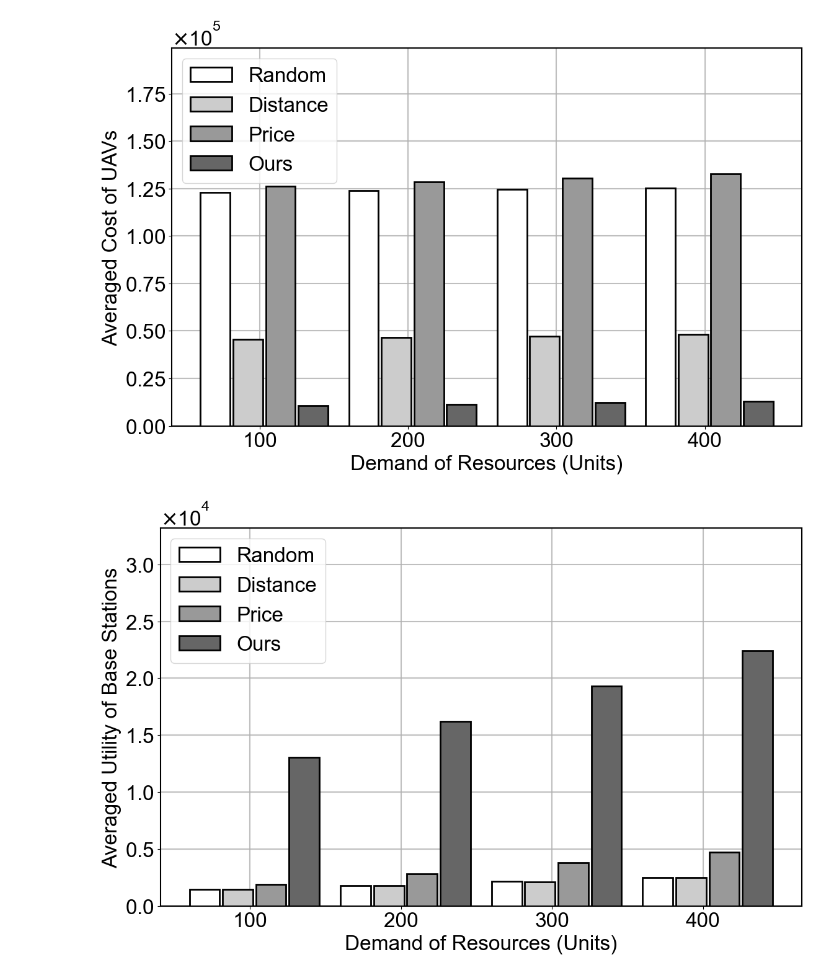
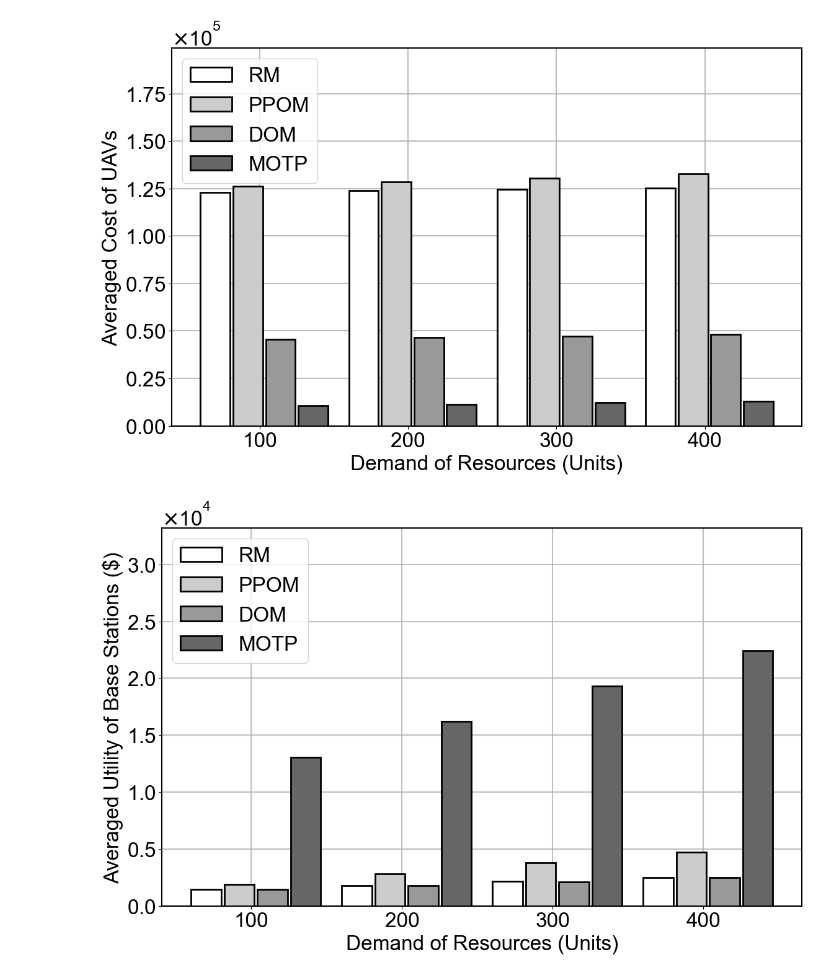
Before and after one commit to withhaotian/power-line-uav-sim, a Jupyter notebook: experiments/resources_demand/draw.ipynb, the cells around one changed output. Drawn from its saved outputs; the diff is of its cells as text; code cells hidden in the pictures.

```diff
--- a/experiments/resources_demand/draw.ipynb
+++ b/experiments/resources_demand/draw.ipynb
@@ -23,42 +23,42 @@ plt.rcParams['font.family'] = 'Arial'
 colors = [str(1 - 0.8 * i/4) for i in range(4)]
 
 # Plot bars with borders (new order: Random, Distance, Price, Ours)
-plt.bar(index, df['random'], bar_width, label='Random', color=colors[0], edgecolor='black', linewidth=2, zorder=3)
-plt.bar(index + bar_width + 0.02, df['distance'], bar_width, label='Distance', color=colors[1], edgecolor='black', linewidth=2, zorder=3)
-plt.bar(index + 2 * bar_width + 0.02 * 2, df['price'], bar_width, label='Price', color=colors[2], edgecolor='black', linewidth=2, zorder=3)
-plt.bar(index + 3 * bar_width + 0.02 * 3, df['ours'], bar_width, label='Ours', color=colors[3], edgecolor='black', linewidth=2, zorder=3)
+plt.bar(index, df['random'], bar_width, label='RM', color=colors[0], edgecolor='black', linewidth=2, zorder=3)
+plt.bar(index + bar_width + 0.02, df['price'], bar_width, label='PPOM', color=colors[1], edgecolor='black', linewidth=2, zorder=3)
+plt.bar(index + 2 * bar_width + 0.02 * 2, df['distance'], bar_width, label='DOM', color=colors[2], edgecolor='black', linewidth=2, zorder=3)
+plt.bar(index + 3 * bar_width + 0.02 * 3, df['ours'], bar_width, label='MOTP', color=colors[3], edgecolor='black', linewidth=2, zorder=3)
 
 
 # Customize axes and labels
 plt.xlabel('Demand of Resources (Units)')
 plt.ylabel('Averaged Cost of UAVs')
 # plt.xlim(0, len(data))
 plt.ylim(0, df[['random', 'distance', 'price', 'ours']].max().max()*1.5)
 plt.xticks(index + 1.5*bar_width, df['resource'])
 
 # Improve grid and frame
 plt.grid(True, linestyle='-', alpha=0.8, linewidth=1.5)
 # Add legend
 plt.legend()
 
 # Set black border for all axes spines
 ax = plt.gca()
 for spine in ax.spines.values():
     spine.set_edgecolor('black')
     spine.set_linewidth(1.5)
 
 # Set y-axis to scientific notation with 1eX format
 formatter = ScalarFormatter(useMathText=True)
 formatter.set_scientific(True)
 formatter.set_powerlimits((0, 0))
 ax.yaxis.set_major_formatter(formatter)
 
 # Adjust layout and save
 plt.tight_layout()
 plt.savefig('cost_vs_resources.pdf', dpi=300)
 plt.show()
 # %% [output]
-[figure, old version]
+[figure, new version]
 # %%
 import pandas as pd
 import matplotlib.pyplot as plt
@@ -84,14 +84,14 @@ plt.rcParams['font.family'] = 'Arial'
 colors = [str(1 - 0.8 * i/4) for i in range(4)]
 
 # Plot bars with borders (new order: Random, Distance, Price, Ours)
-plt.bar(index, df['random'], bar_width, label='Random', color=colors[0], edgecolor='black', linewidth=2, zorder=3)
-plt.bar(index + bar_width + 0.02, df['distance'], bar_width, label='Distance', color=colors[1], edgecolor='black', linewidth=2, zorder=3)
-plt.bar(index + 2 * bar_width + 0.02 * 2, df['price'], bar_width, label='Price', color=colors[2], edgecolor='black', linewidth=2, zorder=3)
-plt.bar(index + 3 * bar_width + 0.02 * 3, df['ours'], bar_width, label='Ours', color=colors[3], edgecolor='black', linewidth=2, zorder=3)
+plt.bar(index, df['random'], bar_width, label='RM', color=colors[0], edgecolor='black', linewidth=2, zorder=3)
+plt.bar(index + bar_width + 0.02, df['price'], bar_width, label='PPOM', color=colors[1], edgecolor='black', linewidth=2, zorder=3)
+plt.bar(index + 2 * bar_width + 0.02 * 2, df['distance'], bar_width, label='DOM', color=colors[2], edgecolor='black', linewidth=2, zorder=3)
+plt.bar(index + 3 * bar_width + 0.02 * 3, df['ours'], bar_width, label='MOTP', color=colors[3], edgecolor='black', linewidth=2, zorder=3)
 
 # Customize axes and labels
 plt.xlabel('Demand of Resources (Units)')
-plt.ylabel('Averaged Utility of Base Stations')
+plt.ylabel('Averaged Utility of Base Stations ($)')
 # plt.xlim(0, len(data))
 plt.ylim(0, df[['random', 'distance', 'price', 'ours']].max().max()*1.48)
 plt.xticks(index + 1.5 * bar_width, df['resource'])
@@ -118,4 +118,4 @@ plt.tight_layout()
 plt.savefig('utility_vs_resources.pdf', dpi=300)
 plt.show()
 # %% [output]
-[figure, old version]
+[figure, new version]
```
Also changed, not shown: 12 other files.
